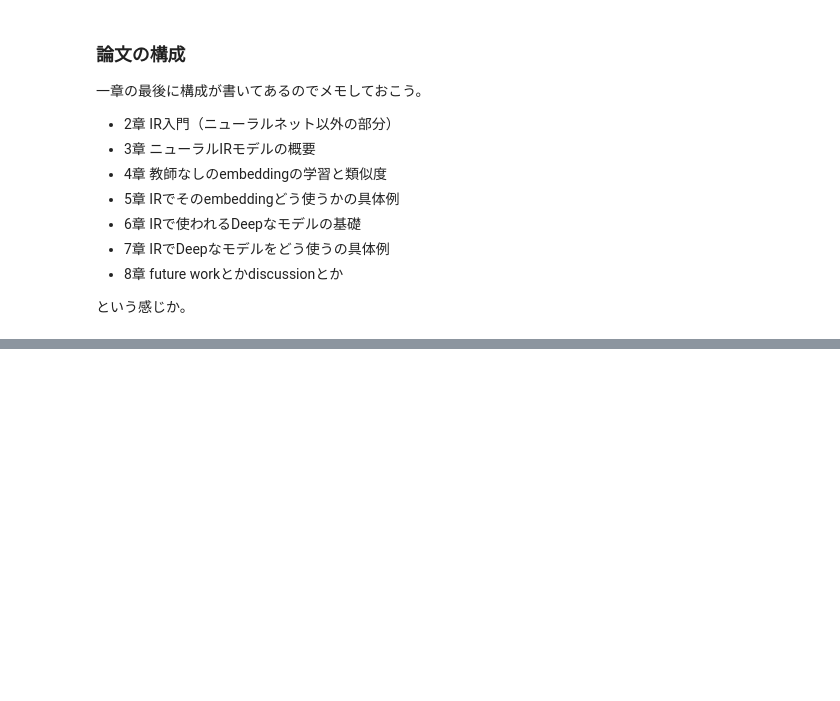
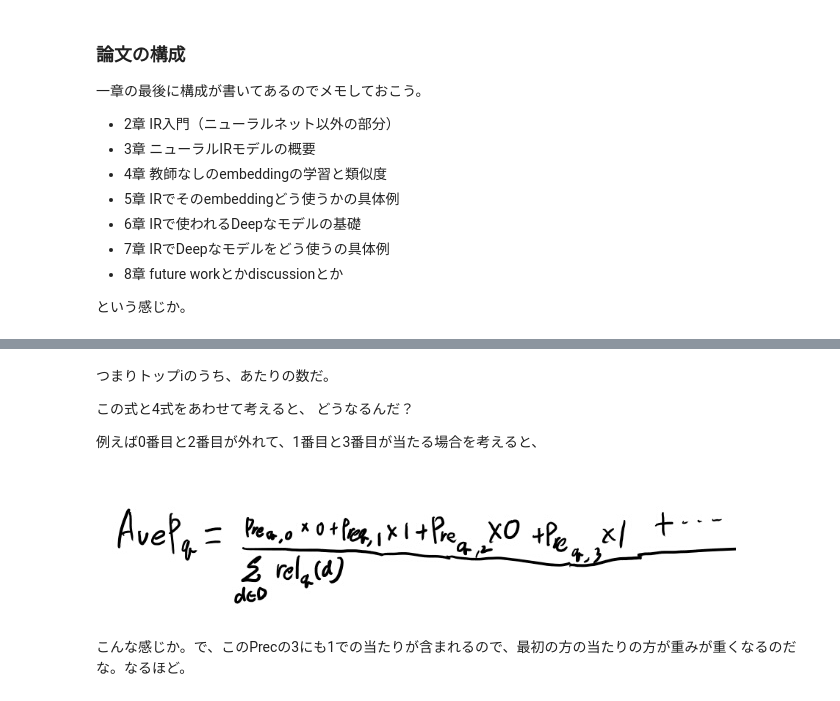
Before and after one commit to karino2/karino2.github.io, a Jupyter notebook: ipynb/2018-10-28-082858.ipynb, the cells around one changed output, grey strips where cells are left out. Saved outputs shown, nothing was run; the diff lists cells and outputs as text; code cells hidden in the pictures; blank space fills up the shorter version.

```diff
--- a/ipynb/2018-10-28-082858.ipynb
+++ b/ipynb/2018-10-28-082858.ipynb
@@ -30,0 +45,13 @@ Title:論文読み：Neural Models for Information Retrieval
+# %% [markdown]
+つまりトップiのうち、あたりの数だ。
+
+この式と4式をあわせて考えると、
+どうなるんだ？
+
+例えば0番目と2番目が外れて、1番目と3番目が当たる場合を考えると、
+# %%
+MeatPieImage()
+# %% [output]
+[figure, added]
+# %% [markdown]
+こんな感じか。で、このPrecの3にも1での当たりが含まれるので、最初の方の当たりの方が重みが重くなるのだな。なるほど。
```
Also changed, not shown: parts of 3 cells of this notebook.
